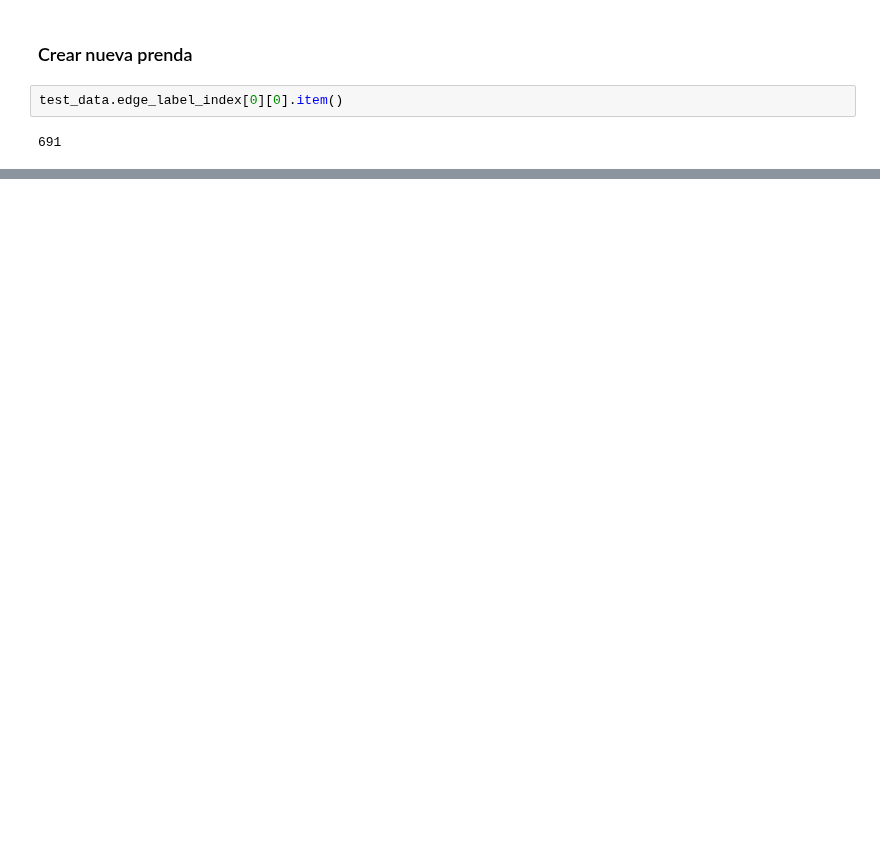
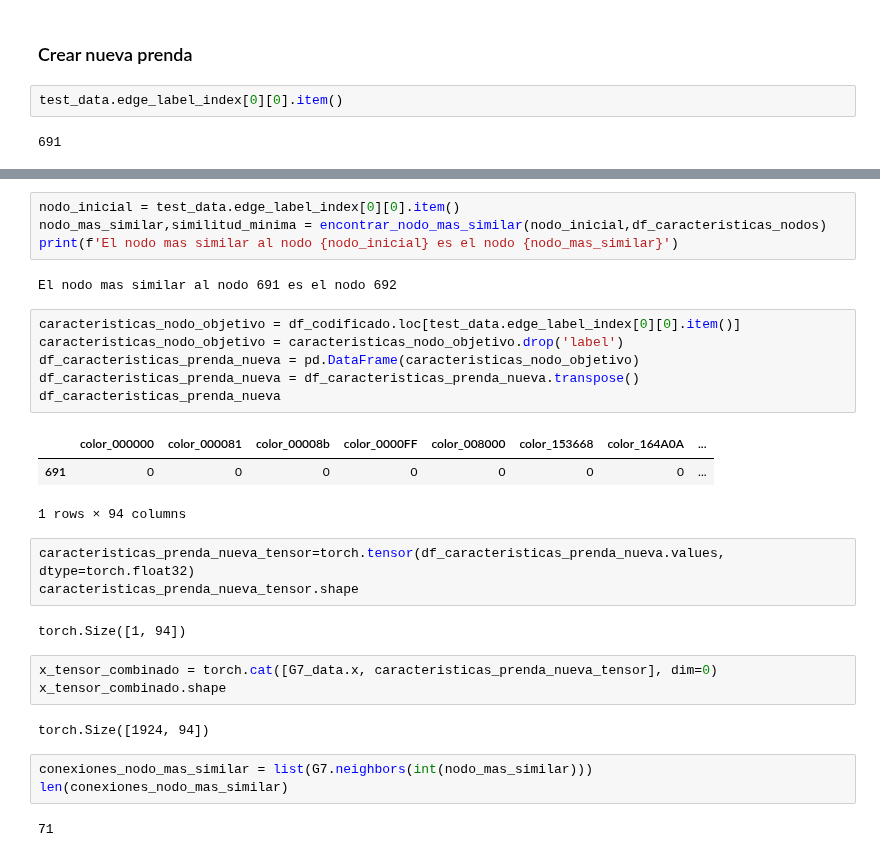
Before and after one commit to xaabizulu/24_25_3_R10_Verde_Oscuro, a Jupyter notebook: 03_GNN_grafos.ipynb, the cells around one changed output, grey strips where cells are left out. Cells and saved outputs as stored; diff of their text form; blank space fills up the shorter version.

```diff
--- a/03_GNN_grafos.ipynb
+++ b/03_GNN_grafos.ipynb
@@ -836,0 +833,31 @@ dtype: object
+# %%
+nodo_inicial = test_data.edge_label_index[0][0].item()
+nodo_mas_similar,similitud_minima = encontrar_nodo_mas_similar(nodo_inicial,df_caracteristicas_nodos)
+print(f'El nodo mas similar al nodo {nodo_inicial} es el nodo {nodo_mas_similar}')
+# %% [output]
+El nodo mas similar al nodo 691 es el nodo 692
+# %%
+caracteristicas_nodo_objetivo = df_codificado.loc[test_data.edge_label_index[0][0].item()]
+caracteristicas_nodo_objetivo = caracteristicas_nodo_objetivo.drop('label')
+df_caracteristicas_prenda_nueva = pd.DataFrame(caracteristicas_nodo_objetivo)
+df_caracteristicas_prenda_nueva = df_caracteristicas_prenda_nueva.transpose()
+df_caracteristicas_prenda_nueva
+# %% [output]
+|  | color_000000 | color_000081 | color_00008b | color_0000FF | color_008000 | color_153668 | color_164A0A | ... |
+| 691 | 0 | 0 | 0 | 0 | 0 | 0 | 0 | ... |
+1 rows × 94 columns
+# %%
+caracteristicas_prenda_nueva_tensor=torch.tensor(df_caracteristicas_prenda_nueva.values, dtype=torch.float32)
+caracteristicas_prenda_nueva_tensor.shape
+# %% [output]
+torch.Size([1, 94])
+# %%
+x_tensor_combinado = torch.cat([G7_data.x, caracteristicas_prenda_nueva_tensor], dim=0)
+x_tensor_combinado.shape
+# %% [output]
+torch.Size([1924, 94])
+# %%
+conexiones_nodo_mas_similar = list(G7.neighbors(int(nodo_mas_similar)))
+len(conexiones_nodo_mas_similar)
+# %% [output]
+71
```
Also changed, not shown: parts of 42 cells of this notebook.
